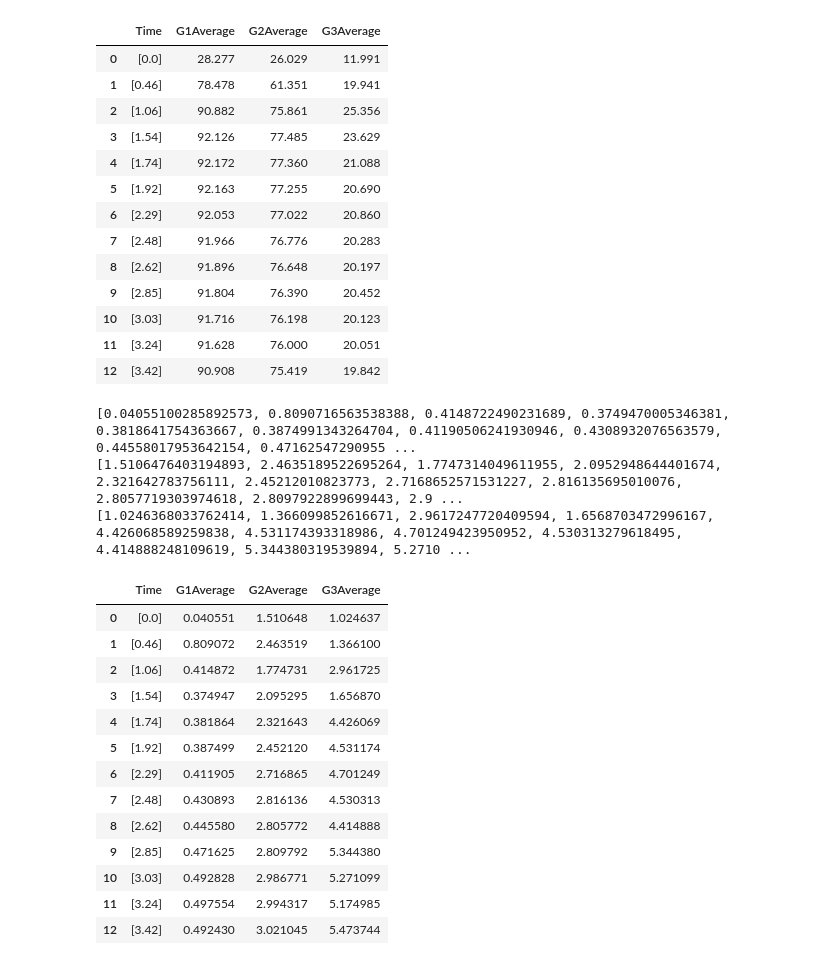
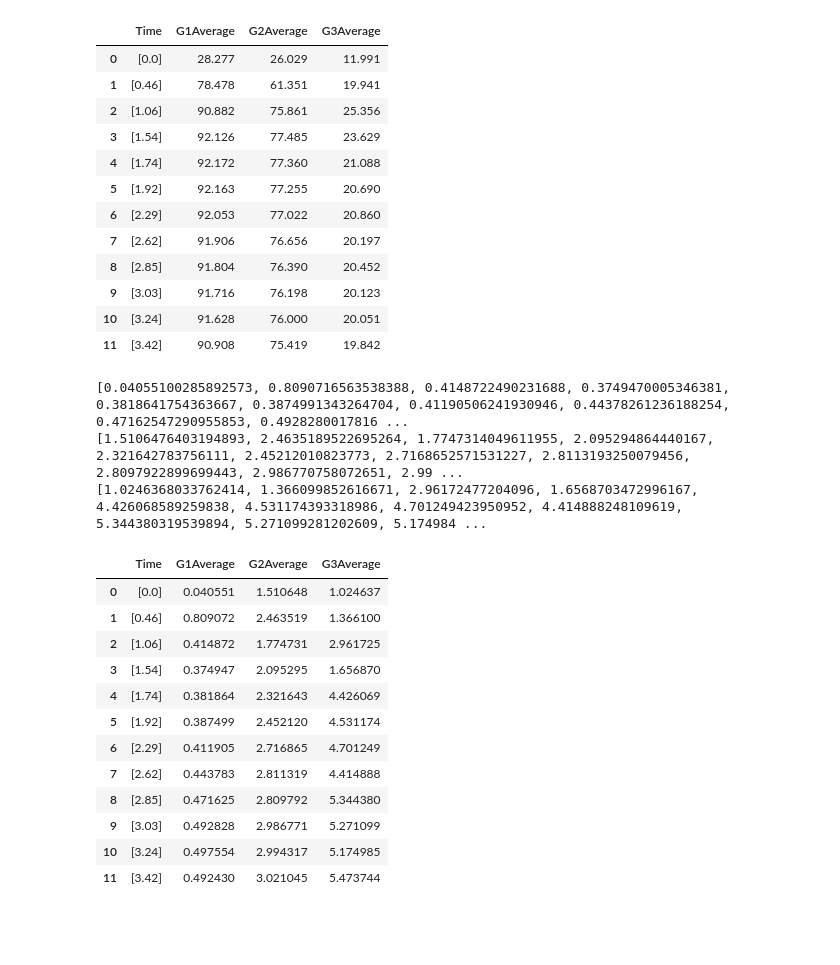
Before and after one commit to Villarem/FAST, a Jupyter notebook: FAST codes/csv_Tavg_stdev.ipynb, the cells around one changed output. Saved outputs shown, nothing was run; the diff lists cells and outputs as text; code cells hidden in the pictures; blank space fills up the shorter version.

Commit message:
updated file paths

```diff
--- a/FAST codes/csv_Tavg_stdev.ipynb
+++ b/FAST codes/csv_Tavg_stdev.ipynb
@@ -11,7 +11,7 @@ from statistics import stdev
 #Temperature_average_function
 #~~~~~~~~~~~~~~~~connecting folder to python
 ##folder path will need to be changed, duh
-folder_path = r"C:\Users\villa\Downloads\Csv files"
+folder_path = str(os.getcwd()+"\\Csv_files")
 folder_contents = os.listdir(folder_path)
 csv_files = []
 TC_Group_1_AVG = []
@@ -68,39 +68,38 @@ TC_Group_1_AVG
 TC_Group_2_AVG
 TC_Group_3_AVG
 Time_Group_Round
 ##may need to be removed if future data starts off ordered from starting-> end
 First = Time_Group_Round[0]
 Time_From_0 = []
 #neccessary rounding section
 for x in Time_Group_Round:
     Blorb = x - First
     Zarp = np.round(Blorb,2)
     Time_From_0.append(Zarp)
 
 #chart making section
 data = {
     "Time" : Time_From_0,
     "G1Average" :  TC_Group_1_AVG,
     "G2Average" :  TC_Group_2_AVG,
     "G3Average" :  TC_Group_3_AVG
     }
 df = pd.DataFrame(data)
 df
 # %% [output]
 |  | Time | G1Average | G2Average | G3Average |
 | 0 | [0.0] | 28.277 | 26.029 | 11.991 |
 | 1 | [0.46] | 78.478 | 61.351 | 19.941 |
 | 2 | [1.06] | 90.882 | 75.861 | 25.356 |
 | 3 | [1.54] | 92.126 | 77.485 | 23.629 |
 | 4 | [1.74] | 92.172 | 77.360 | 21.088 |
 | 5 | [1.92] | 92.163 | 77.255 | 20.690 |
 | 6 | [2.29] | 92.053 | 77.022 | 20.860 |
-| 7 | [2.48] | 91.966 | 76.776 | 20.283 |
-| 8 | [2.62] | 91.896 | 76.648 | 20.197 |
-| 9 | [2.85] | 91.804 | 76.390 | 20.452 |
-| 10 | [3.03] | 91.716 | 76.198 | 20.123 |
-| 11 | [3.24] | 91.628 | 76.000 | 20.051 |
-| 12 | [3.42] | 90.908 | 75.419 | 19.842 |
+| 7 | [2.62] | 91.906 | 76.656 | 20.197 |
+| 8 | [2.85] | 91.804 | 76.390 | 20.452 |
+| 9 | [3.03] | 91.716 | 76.198 | 20.123 |
+| 10 | [3.24] | 91.628 | 76.000 | 20.051 |
+| 11 | [3.42] | 90.908 | 75.419 | 19.842 |
 # %%
 SD_G1 = []
 
@@ -138,9 +137,9 @@ print(SD_1_T)
 print(SD_2_T)
 print(SD_3_T)
 # %% [output]
-[0.04055100285892573, 0.8090716563538388, 0.4148722490231689, 0.3749470005346381, 0.3818641754363667, 0.3874991343264704, 0.41190506241930946, 0.4308932076563579, 0.44558017953642154, 0.47162547290955 ...
-[1.5106476403194893, 2.4635189522695264, 1.7747314049611955, 2.0952948644401674, 2.321642783756111, 2.45212010823773, 2.7168652571531227, 2.816135695010076, 2.8057719303974618, 2.8097922899699443, 2.9 ...
-[1.0246368033762414, 1.366099852616671, 2.9617247720409594, 1.6568703472996167, 4.426068589259838, 4.531174393318986, 4.701249423950952, 4.530313279618495, 4.414888248109619, 5.344380319539894, 5.2710 ...
+[0.04055100285892573, 0.8090716563538388, 0.4148722490231688, 0.3749470005346381, 0.3818641754363667, 0.3874991343264704, 0.41190506241930946, 0.44378261236188254, 0.47162547290955853, 0.4928280017816 ...
+[1.5106476403194893, 2.4635189522695264, 1.7747314049611955, 2.095294864440167, 2.321642783756111, 2.45212010823773, 2.7168652571531227, 2.8113193250079456, 2.8097922899699443, 2.986770758072651, 2.99 ...
+[1.0246368033762414, 1.366099852616671, 2.96172477204096, 1.6568703472996167, 4.426068589259838, 4.531174393318986, 4.701249423950952, 4.414888248109619, 5.344380319539894, 5.271099281202609, 5.174984 ...
 # %%
 data = {
     "Time" : Time_From_0,
@@ -159,12 +158,11 @@ df
 | 4 | [1.74] | 0.381864 | 2.321643 | 4.426069 |
 | 5 | [1.92] | 0.387499 | 2.452120 | 4.531174 |
 | 6 | [2.29] | 0.411905 | 2.716865 | 4.701249 |
-| 7 | [2.48] | 0.430893 | 2.816136 | 4.530313 |
-| 8 | [2.62] | 0.445580 | 2.805772 | 4.414888 |
-| 9 | [2.85] | 0.471625 | 2.809792 | 5.344380 |
-| 10 | [3.03] | 0.492828 | 2.986771 | 5.271099 |
-| 11 | [3.24] | 0.497554 | 2.994317 | 5.174985 |
-| 12 | [3.42] | 0.492430 | 3.021045 | 5.473744 |
+| 7 | [2.62] | 0.443783 | 2.811319 | 4.414888 |
+| 8 | [2.85] | 0.471625 | 2.809792 | 5.344380 |
+| 9 | [3.03] | 0.492828 | 2.986771 | 5.271099 |
+| 10 | [3.24] | 0.497554 | 2.994317 | 5.174985 |
+| 11 | [3.42] | 0.492430 | 3.021045 | 5.473744 |
 # %%
 #varialable setup
 y1 = df['G1Average']
```
Also changed, not shown: parts of 1 cell of this notebook.
